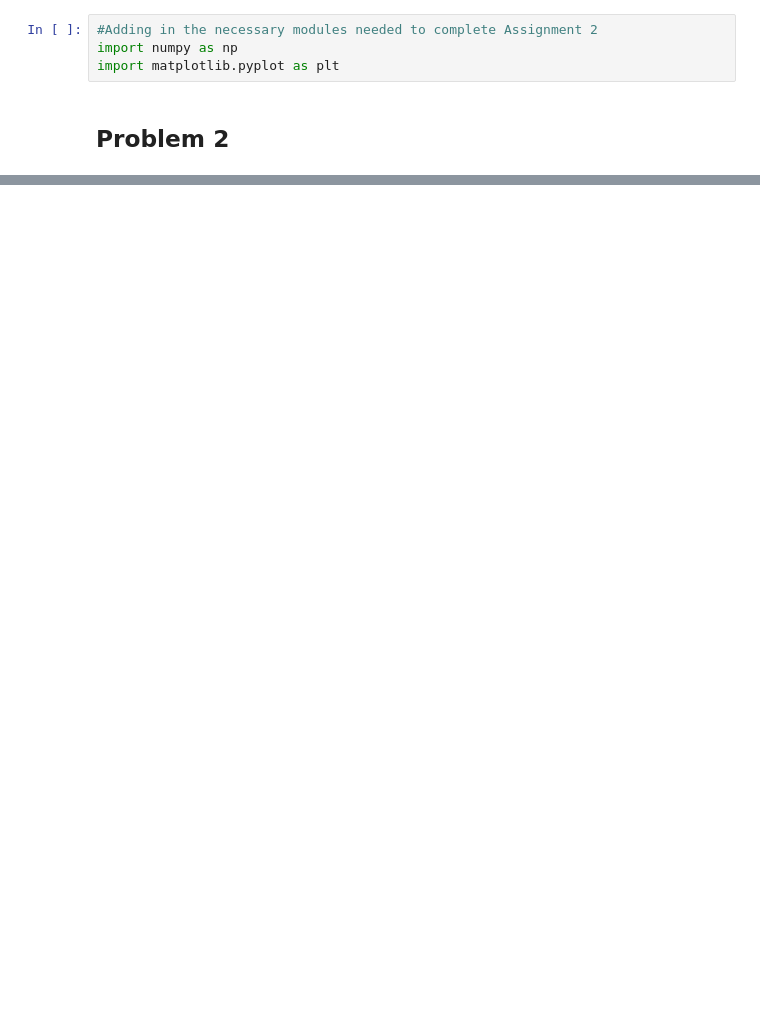
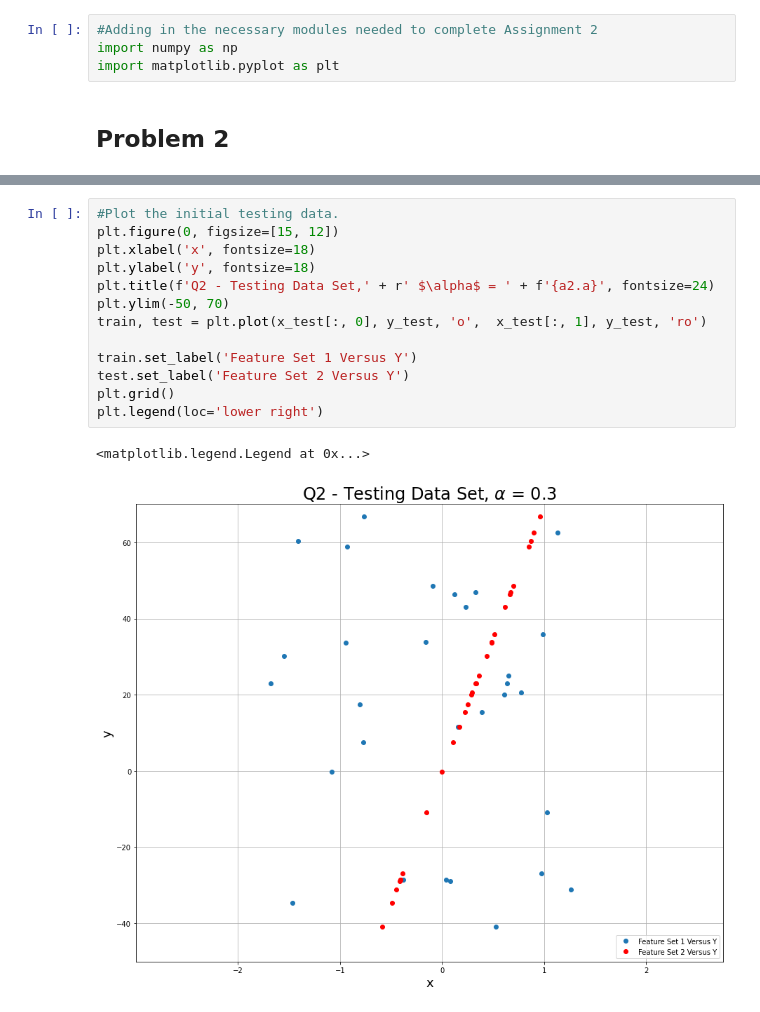
Before and after one commit to lrburle/ML_Assignment2, a Jupyter notebook: assign_2.ipynb, the cells around one changed output, grey strips where cells are left out. Cells and saved outputs as stored; diff of their text form; blank space fills up the shorter version.

```diff
--- a/assign_2.ipynb
+++ b/assign_2.ipynb
@@ -143,0 +147,16 @@ ValueError: Cannot load file containing pickled data when allow_pickle=False
+# %%
+#Plot the initial testing data.
+plt.figure(0, figsize=[15, 12])
+plt.xlabel('x', fontsize=18)
+plt.ylabel('y', fontsize=18)
+plt.title(f'Q2 - Testing Data Set,' + r' $\alpha$ = ' + f'{a2.a}', fontsize=24)
+plt.ylim(-50, 70)
+train, test = plt.plot(x_test[:, 0], y_test, 'o',  x_test[:, 1], y_test, 'ro')
+
+train.set_label('Feature Set 1 Versus Y')
+test.set_label('Feature Set 2 Versus Y')
+plt.grid()
+plt.legend(loc='lower right')
+# %% [output]
+<matplotlib.legend.Legend at 0x...>
+[figure, added]
```
Also changed, not shown: parts of 7 cells of this notebook.
